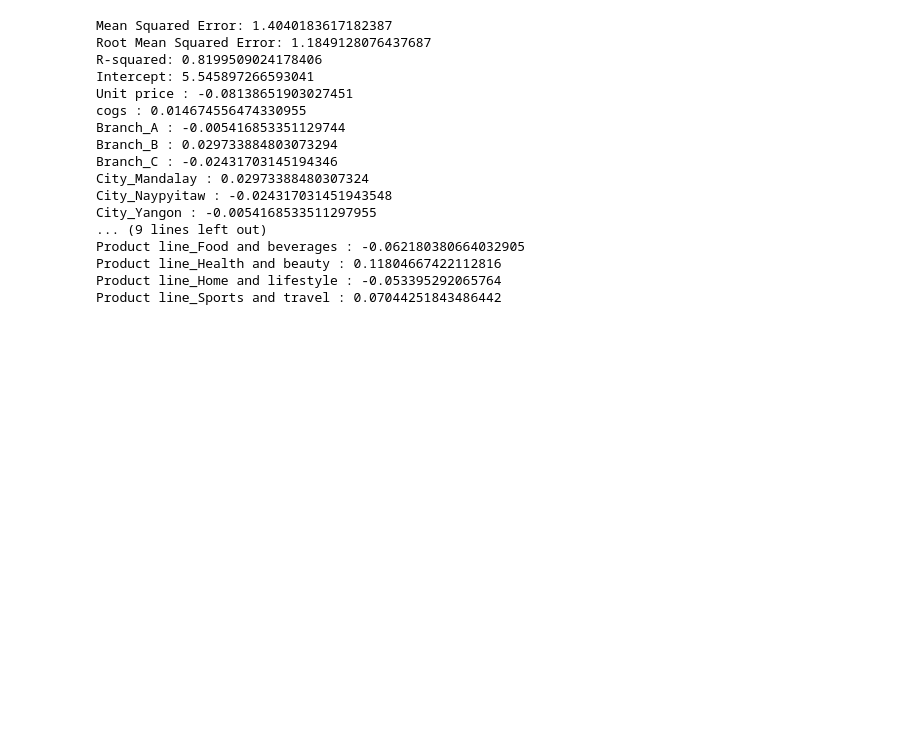
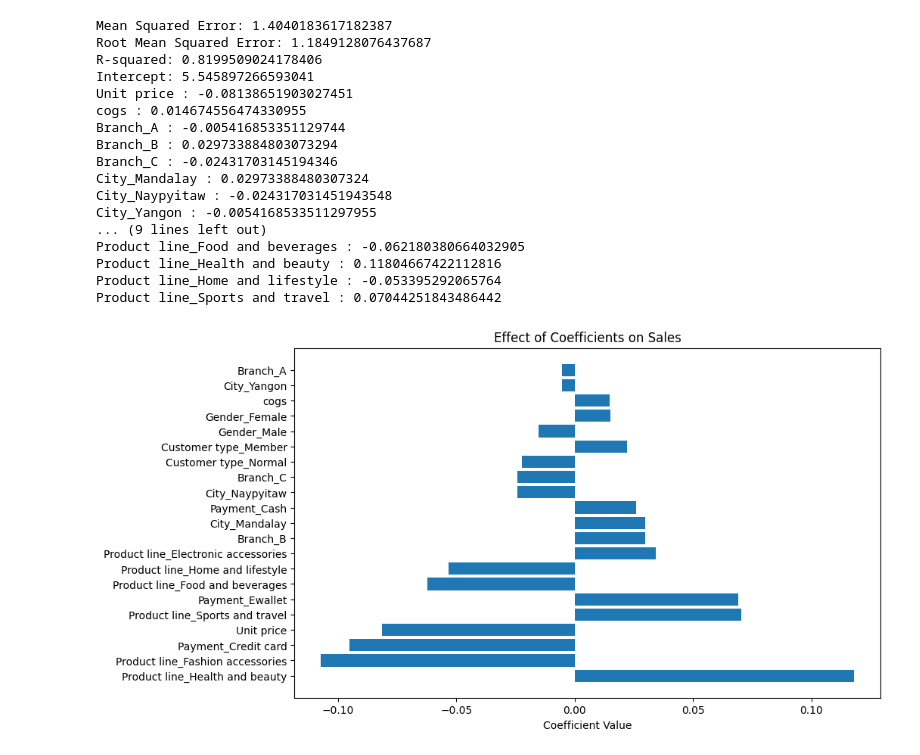
Before and after one commit to IIT-NSTU/Sales-Predictor, a Jupyter notebook: Research Part/04 Multiple Factorial LR.ipynb, the cells around one changed output. Cells and saved outputs as stored; diff of their text form; code cells hidden in the pictures; blank space fills up the shorter version.

```diff
--- a/Research Part/04 Multiple Factorial LR.ipynb
+++ b/Research Part/04 Multiple Factorial LR.ipynb
@@ -78,8 +78,10 @@ coefficients = model.coef_
 intercept = model.intercept_
 
 # Print coefficients
+coefficients_plt = {}
 print("Intercept:", intercept)
 for feature, coef in zip(X.columns, coefficients):
+    coefficients_plt[feature] = coef
     print(feature, ':', coef)
 # %% [output]
 Mean Squared Error: 1.4040183617182387
@@ -99,3 +101,16 @@ Product line_Food and beverages : -0.062180380664032905
 Product line_Health and beauty : 0.11804667422112816
 Product line_Home and lifestyle : -0.053395292065764
 Product line_Sports and travel : 0.07044251843486442
+# %%
+# Sort coefficients by absolute value for easier visualization
+sorted_coefficients = sorted(coefficients_plt.items(), key=lambda x: abs(x[1]), reverse=True)
+
+# Plot coefficients
+plt.figure(figsize=(10, 6))
+plt.barh(range(len(sorted_coefficients)), [coef[1] for coef in sorted_coefficients], align='center')
+plt.yticks(range(len(sorted_coefficients)), [coef[0] for coef in sorted_coefficients])
+plt.xlabel('Coefficient Value')
+plt.title('Effect of Coefficients on Sales')
+plt.show()
+# %% [output]
+[figure, added]
```
Also changed, not shown: 2 other files.
